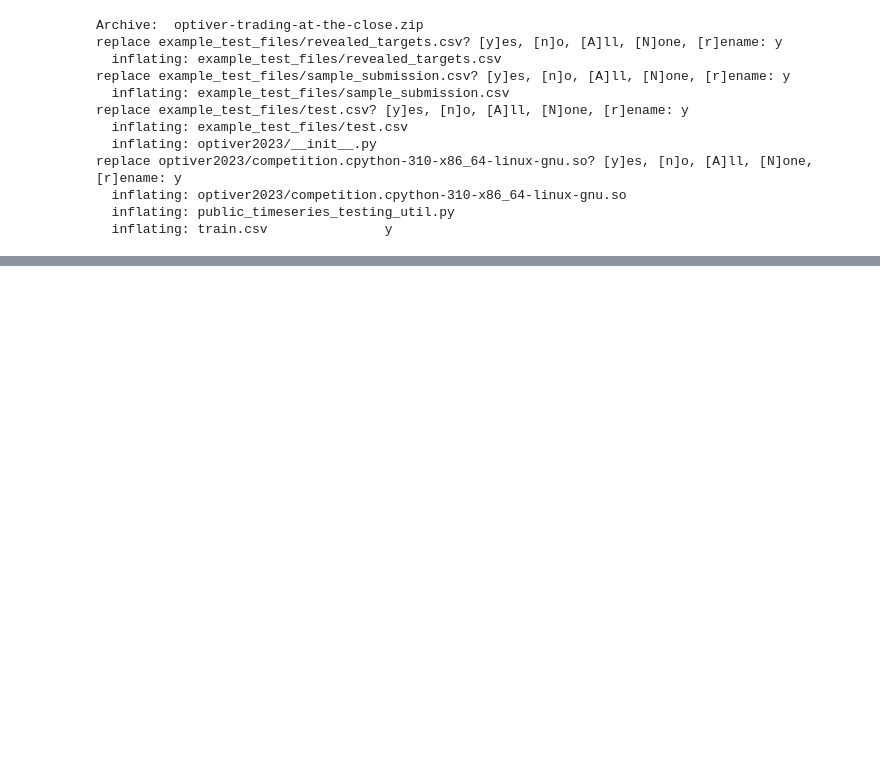
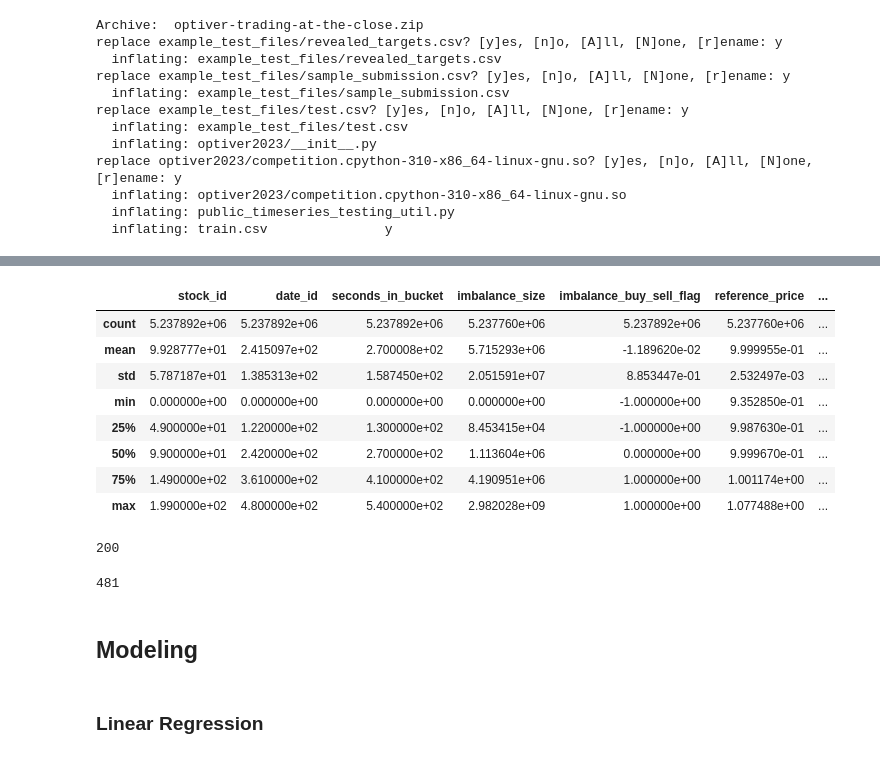
Before and after one commit to BryanDYang/Optiver_Trading, a Jupyter notebook: Optiver_Trading.ipynb, the cells around one changed output, grey strips where cells are left out. Drawn from its saved outputs; the diff is of its cells as text; code cells hidden in the pictures; blank space fills up the shorter version.

```diff
--- a/Optiver_Trading.ipynb
+++ b/Optiver_Trading.ipynb
@@ -56,3 +61,8 @@ replace optiver2023/competition.cpython-310-x86_64-linux-gnu.so? [y]es, [n]o, [A
   inflating: optiver2023/competition.cpython-310-x86_64-linux-gnu.so
   inflating: public_timeseries_testing_util.py
   inflating: train.csv               y
+# %%
+df = pd.read_csv("train.csv")
+df = df.dropna(subset=["target"])
+df.reset_index(drop=True, inplace=True)
+df.shape
@@ -58,0 +121,24 @@ replace optiver2023/competition.cpython-310-x86_64-linux-gnu.so? [y]es, [n]o, [A
+# %%
+df.describe()
+# %% [output]
+|  | stock_id | date_id | seconds_in_bucket | imbalance_size | imbalance_buy_sell_flag | reference_price | ... |
+| count | 5.237892e+06 | 5.237892e+06 | 5.237892e+06 | 5.237760e+06 | 5.237892e+06 | 5.237760e+06 | ... |
+| mean | 9.928777e+01 | 2.415097e+02 | 2.700008e+02 | 5.715293e+06 | -1.189620e-02 | 9.999955e-01 | ... |
+| std | 5.787187e+01 | 1.385313e+02 | 1.587450e+02 | 2.051591e+07 | 8.853447e-01 | 2.532497e-03 | ... |
+| min | 0.000000e+00 | 0.000000e+00 | 0.000000e+00 | 0.000000e+00 | -1.000000e+00 | 9.352850e-01 | ... |
+| 25% | 4.900000e+01 | 1.220000e+02 | 1.300000e+02 | 8.453415e+04 | -1.000000e+00 | 9.987630e-01 | ... |
+| 50% | 9.900000e+01 | 2.420000e+02 | 2.700000e+02 | 1.113604e+06 | 0.000000e+00 | 9.999670e-01 | ... |
+| 75% | 1.490000e+02 | 3.610000e+02 | 4.100000e+02 | 4.190951e+06 | 1.000000e+00 | 1.001174e+00 | ... |
+| max | 1.990000e+02 | 4.800000e+02 | 5.400000e+02 | 2.982028e+09 | 1.000000e+00 | 1.077488e+00 | ... |
+# %%
+df['stock_id'].nunique()
+# %% [output]
+200
+# %%
+df['date_id'].nunique()
+# %% [output]
+481
+# %% [markdown]
+## Modeling
+# %% [markdown]
+### Linear Regression
```
Also changed, not shown: parts of 18 cells of this notebook.
